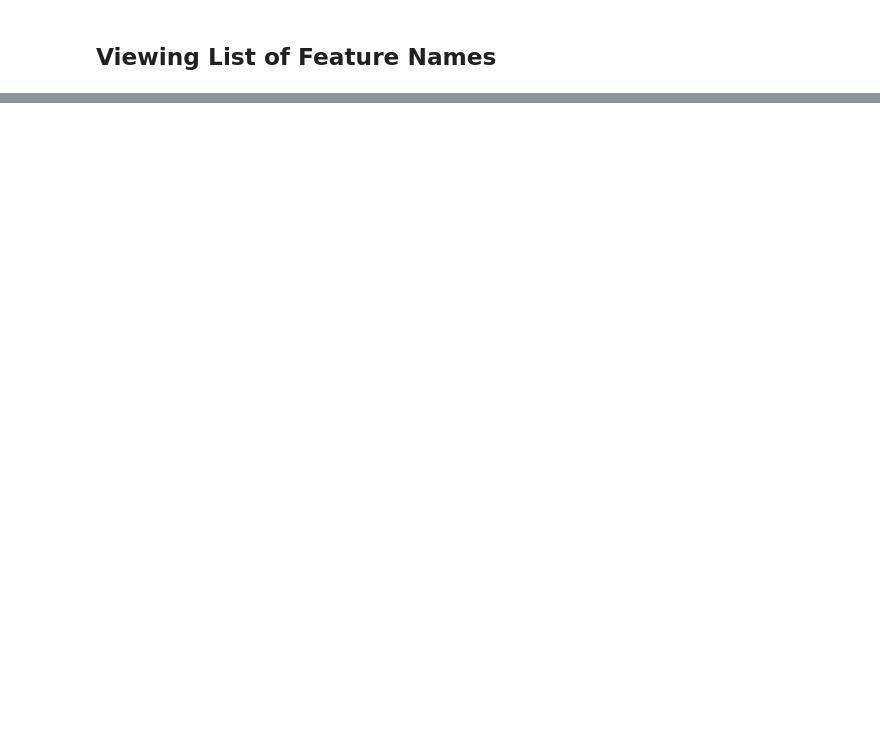
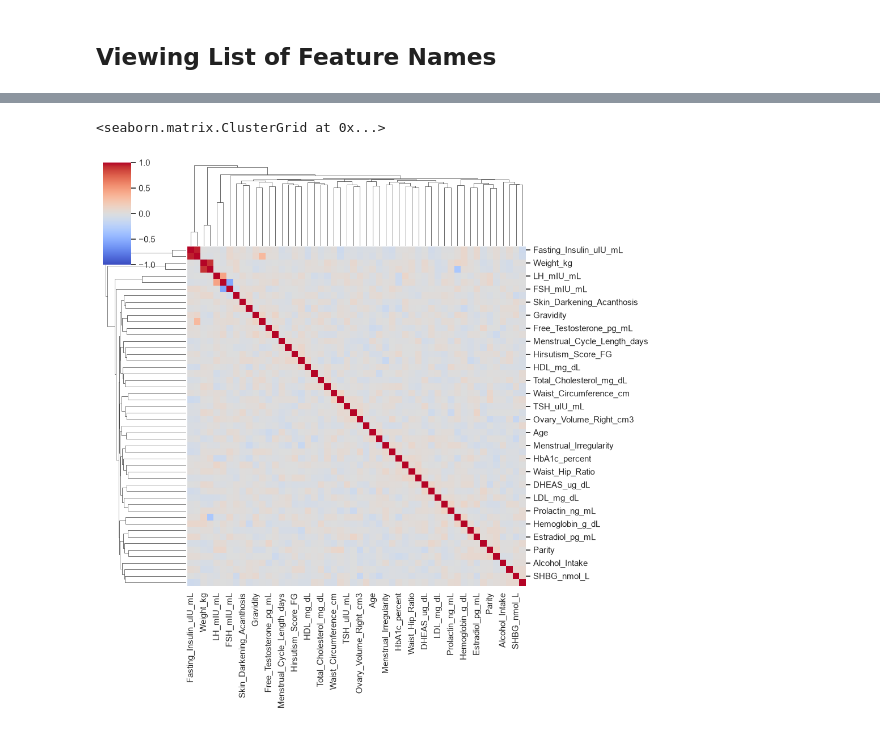
Before and after one commit to lbaxendale/masters_project, a Jupyter notebook: experimentation.ipynb, the cells around one changed output, grey strips where cells are left out. Drawn from its saved outputs; the diff is of its cells as text; code cells hidden in the pictures; blank space fills up the shorter version.

```diff
--- a/experimentation.ipynb
+++ b/experimentation.ipynb
@@ -63,0 +132,8 @@ for feature in feature_names:
+# %%
+#Converting NaN values to median values
+for col in ['Fasting_Insulin_uIU_mL', 'HOMA_IR', 'LH_mIU_mL', 'Free_Testosterone_pg_mL', 'Triglycerides_mg_dL',]:
+    col_median = df[col].median()
+    df[col] = df[col].fillna(col_median)
+
+#Checking that the dataset still contains 468 rows
+print(f"Data shape: {df.shape}")
@@ -63,0 +225,6 @@ for feature in feature_names:
+# %%
+#Clustered heatmap
+sns.clustermap(df.corr(), cmap='coolwarm', vmin=-1, vmax=1, annot=False)
+# %% [output]
+<seaborn.matrix.ClusterGrid at 0x...>
+[figure, added]
```
Also changed, not shown: parts of 18 cells of this notebook.
